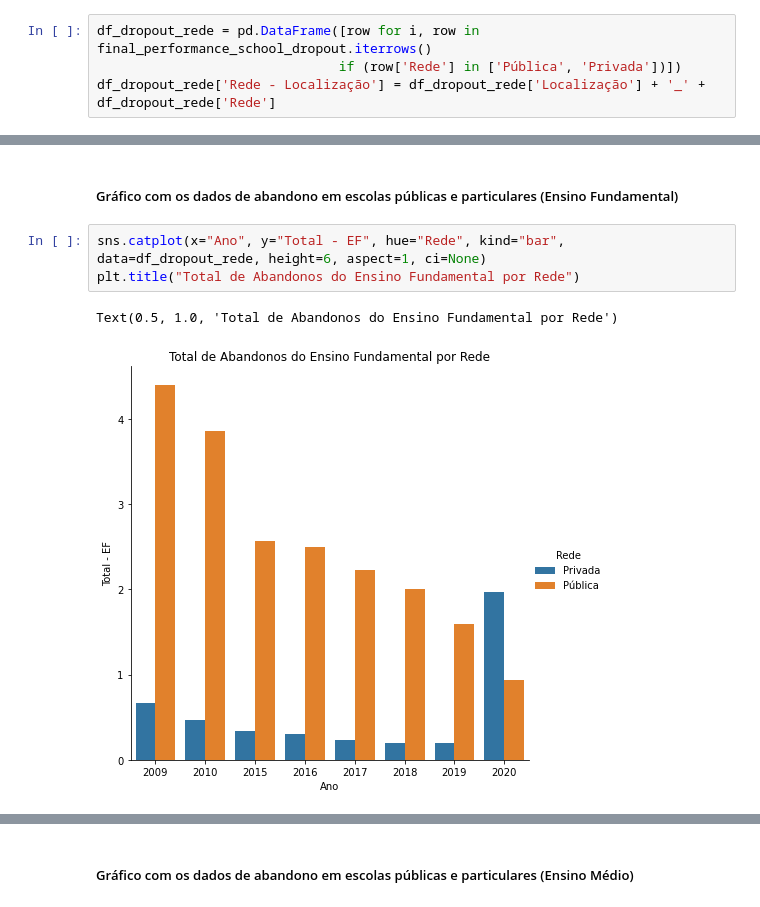
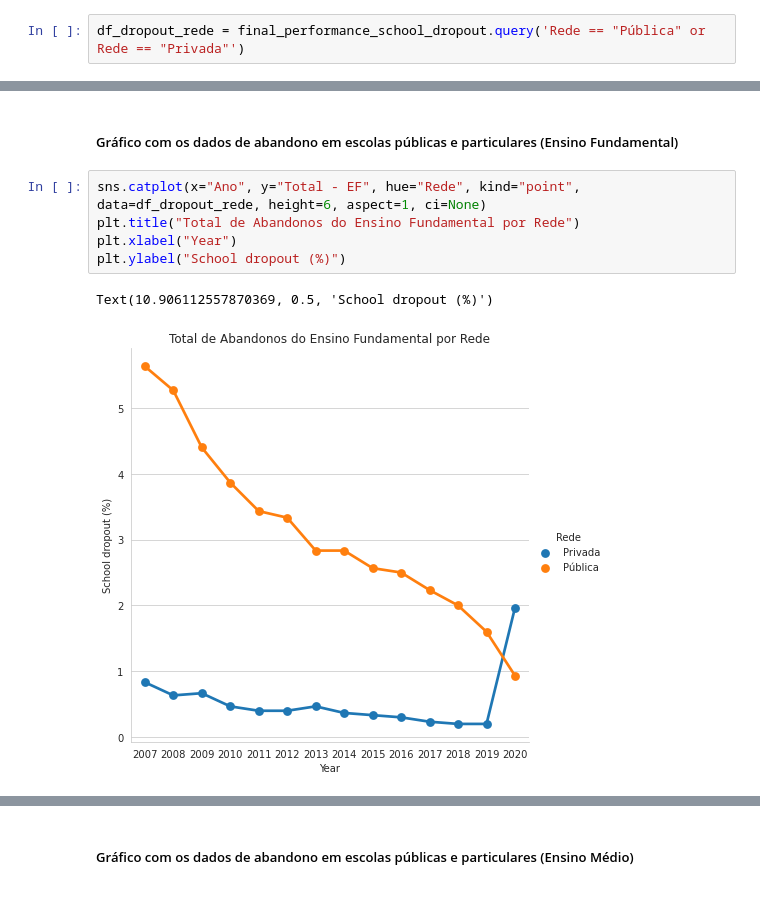
Before and after one commit to aianshay/covid-impacts-on-education, a Jupyter notebook: visualization_dropout_data.ipynb, the cells around one changed output, grey strips where cells are left out. Saved outputs shown, nothing was run; the diff lists cells and outputs as text.

```diff
--- a/visualization_dropout_data.ipynb
+++ b/visualization_dropout_data.ipynb
@@ -43,6 +43,4 @@ memory usage: 37.4+ KB
 # %% [markdown]
 ### H6.The school dropout rate in private schools was higher than in public schools
 # %%
-df_dropout_rede = pd.DataFrame([row for i, row in final_performance_school_dropout.iterrows()
-                               if (row['Rede'] in ['Pública', 'Privada'])])
-df_dropout_rede['Rede - Localização'] = df_dropout_rede['Localização'] + '_' + df_dropout_rede['Rede']
+df_dropout_rede = final_performance_school_dropout.query('Rede == "Pública" or Rede == "Privada"')
@@ -49,8 +72,10 @@ df_dropout_rede['Rede - Localização'] = df_dropout_rede['Localização'] + '_'
 # %% [markdown]
 ##### Gráfico com os dados de abandono em escolas públicas e particulares (Ensino Fundamental)
 # %%
-sns.catplot(x="Ano", y="Total - EF", hue="Rede", kind="bar", data=df_dropout_rede, height=6, aspect=1, ci=None)
+sns.catplot(x="Ano", y="Total - EF", hue="Rede", kind="point", data=df_dropout_rede, height=6, aspect=1, ci=None)
 plt.title("Total de Abandonos do Ensino Fundamental por Rede")
+plt.xlabel("Year")
+plt.ylabel("School dropout (%)")
 # %% [output]
-Text(0.5, 1.0, 'Total de Abandonos do Ensino Fundamental por Rede')
+Text(10.906112557870369, 0.5, 'School dropout (%)')
-[figure, old version]
+[figure, new version]
```
Also changed, not shown: parts of 21 cells of this notebook, 2 other files.
